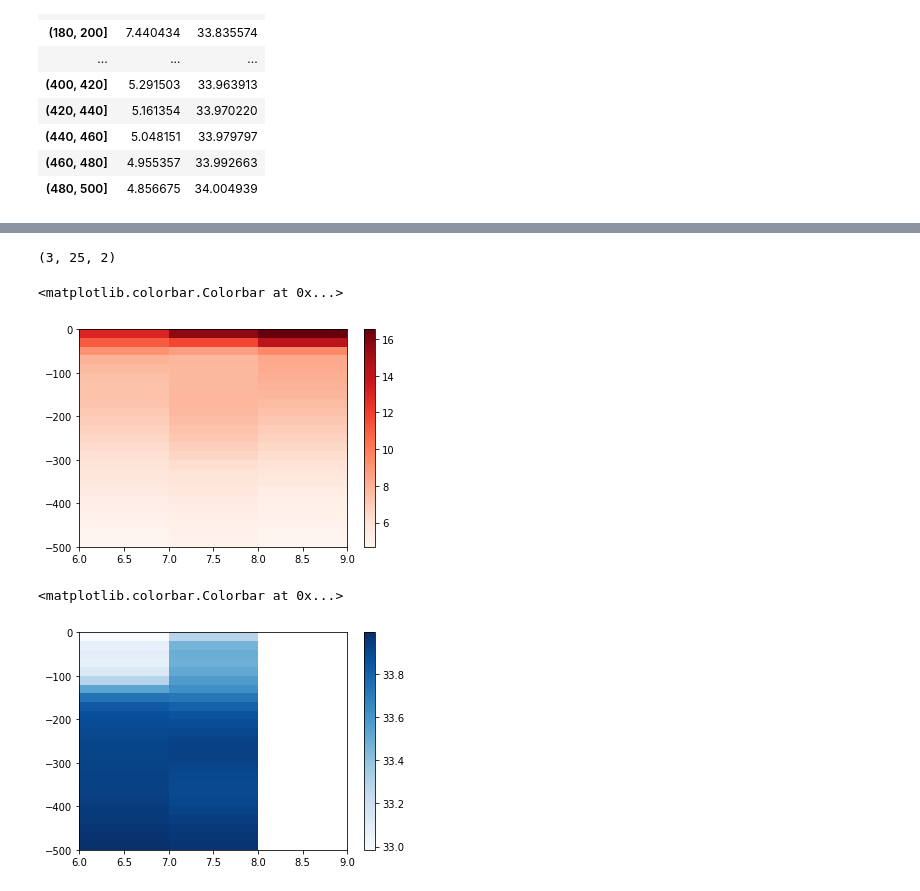
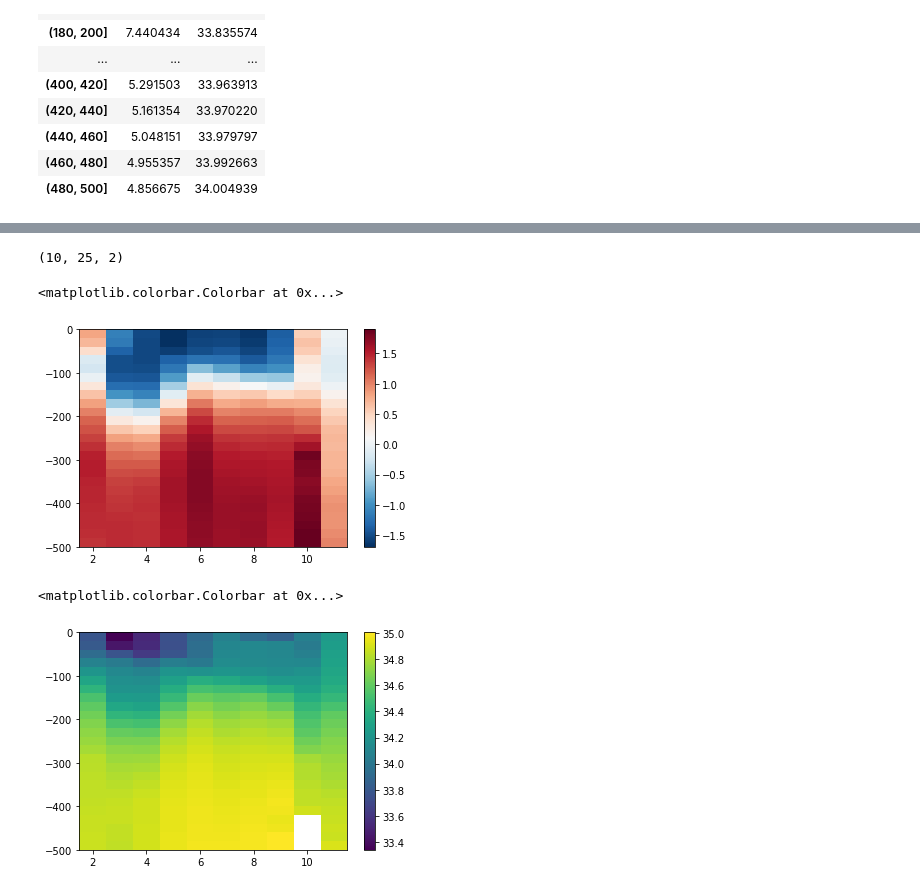
Before and after one commit to adityarn/MAR440_PythonModule, a Jupyter notebook: 04_Pandas.ipynb, the cells around one changed output, grey strips where cells are left out. Cells and saved outputs as stored; diff of their text form; code cells hidden in the pictures.

```diff
--- a/04_Pandas.ipynb
+++ b/04_Pandas.ipynb
@@ -388,0 +473,6 @@ meop.groupby(pd.cut(meop.DEPTH, np.arange(0, 501, 20) ))[["TEMP", "SAL"]].mean()
+# %%
+meop["SA"] = gsw.SA_from_SP(meop.SAL, meop.DEPTH, meop.LON, meop.LAT)
+# %%
+meop["CT"] = gsw.CT_from_t(meop["SA"], meop.TEMP, meop.DEPTH)
+# %%
+meop["sigma0"] = gsw.sigma0(meop.SA, meop["CT"])
@@ -420,20 +534,20 @@ depth_month_binned_mean.values.shape
 def compute_depth_binned_mean_values(gdf, binsize=20):
     return gdf.groupby(pd.cut(gdf.DEPTH, np.arange(0, 501, binsize) ))[["TEMP", "SAL"]].mean().values
 # %%
-depth_month_binned_mean = np.stack(meop.groupby(pd.cut(meop.datetime.dt.month, np.arange(6, 10) )).apply(compute_depth_binned_mean_values))
+depth_month_binned_mean = np.stack(meop.groupby(pd.cut(meop.datetime.dt.month, np.arange(1.5, 12) )).apply(compute_depth_binned_mean_values))
 # %%
 depth_month_binned_mean.shape
 # %% [output]
-(3, 25, 2)
+(10, 25, 2)
 # %%
-PC = plt.pcolormesh(np.arange(6,10), np.arange(0,-501, -20), depth_month_binned_mean[:, :, 0].T, cmap="Reds")
+PC = plt.pcolormesh(np.arange(1.5,12), np.arange(0,-501, -20), depth_month_binned_mean[:, :, 0].T, cmap="RdBu_r")
 plt.colorbar(PC)
 # %% [output]
 <matplotlib.colorbar.Colorbar at 0x...>
-[figure, old version]
+[figure, new version]
 # %%
-PC = plt.pcolormesh(np.arange(6,10), np.arange(0,-501, -20), depth_month_binned_mean[:, :, 1].T, cmap="Blues")
+PC = plt.pcolormesh(np.arange(1.5,12), np.arange(0,-501, -20), depth_month_binned_mean[:, :, 1].T, cmap="viridis")
 plt.colorbar(PC)
 # %% [output]
 <matplotlib.colorbar.Colorbar at 0x...>
-[figure, old version]
+[figure, new version]
```
Also changed, not shown: parts of 31 cells of this notebook, 1 other file.
